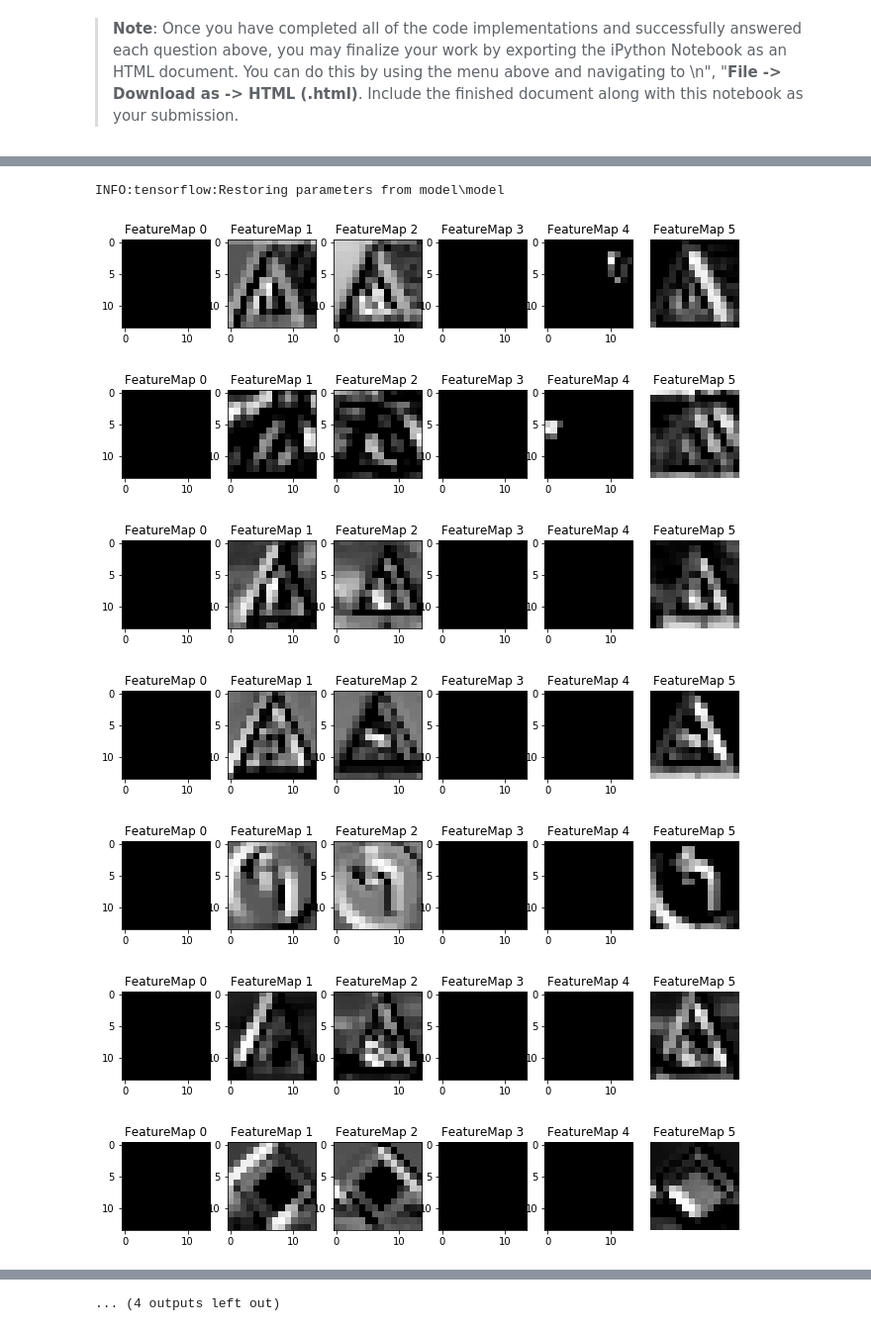
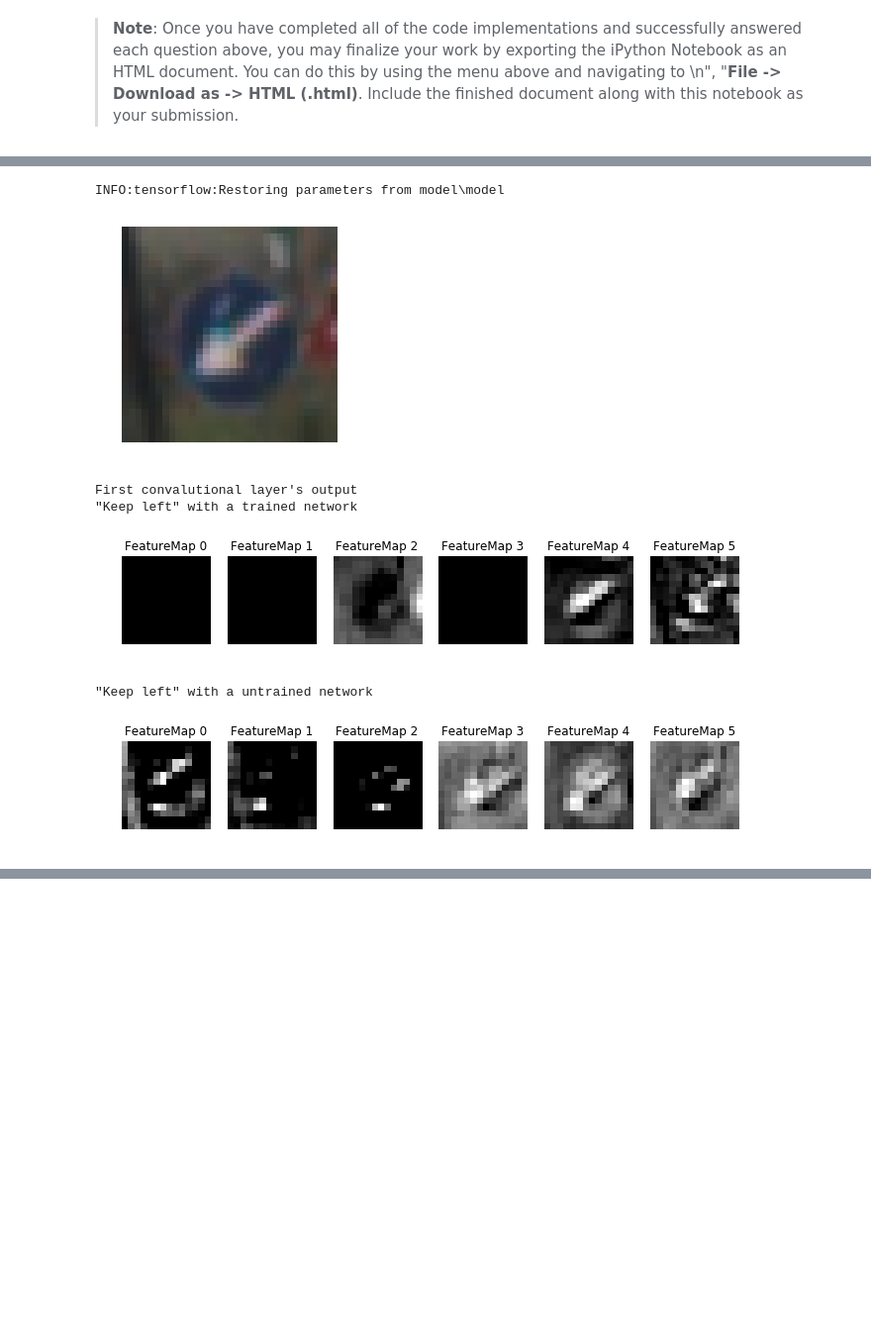
Before and after one commit to LFElodie/CarND-Traffic-Sign-Classifier-Project, a Jupyter notebook: Traffic_Sign_Classifier.ipynb, the cells around one changed output, grey strips where cells are left out. Shown at 99% size. Cells and saved outputs as stored; diff of their text form; code cells hidden in the pictures; blank space fills up the shorter version.

```diff
--- a/Traffic_Sign_Classifier.ipynb
+++ b/Traffic_Sign_Classifier.ipynb
@@ -103,7 +103,7 @@ from IPython.display import display
 %matplotlib inline
 # %%
 signnames = pd.read_csv('signnames.csv')
-num_of_examples = pd.DataFrame(y_train,columns=['num']).apply(pd.value_counts)
+num_of_examples = pd.DataFrame(y_train,columns=['num of training']).apply(pd.value_counts)
 signnames_with_num = pd.merge(signnames,num_of_examples,left_index=True,right_index=True)
 display(signnames_with_num)
 # %% [output]
@@ -693,0 +708,23 @@ def outputFeatureMap(image_input, tf_activation, activation_min=-1, activation_m
+# %%
+with tf.Session() as sess:
+    try:
+        saver = tf.train.import_meta_graph('model/model.meta')
+        saver.restore(sess, tf.train.latest_checkpoint('model'))
+    except ValueError:
+        print('Can not find check point')
+    print('"Keep left" from training set')
+    plt.imshow(X_train_processed[y_train == 39][0])
+    plt.axis('off')
+    plt.show()
+    print("First convalutional layer's output")
+    outputFeatureMap(X_train_processed[y_train == 39],conv1)
+    plt.axis('off')
+    plt.show()
+    print('"Keep left" from images found on the web')
+    plt.imshow(X_test_last[13])
+    plt.axis('off')
+    plt.show()
+    print("First convalutional layer's output")
+    outputFeatureMap(X_test_last[13:],conv1)
+    plt.axis('off')
+    plt.show()
@@ -694,20 +741,29 @@ def outputFeatureMap(image_input, tf_activation, activation_min=-1, activation_m
 # %%
 with tf.Session() as sess:
     try:
         saver = tf.train.import_meta_graph('model/model.meta')
         saver.restore(sess, tf.train.latest_checkpoint('model'))
     except ValueError:
         print('Can not find check point')
-    for i in range(len(X_test_last)):
-        outputFeatureMap(X_test_last[i:],conv1)
-        plt.axis('off')
-        plt.show()
+
+    plt.imshow(X_train_processed[y_train == 39][0])
+    plt.axis('off')
+    plt.show()
+    print("First convalutional layer's output")
+    print('"Keep left" with a trained network')
+    outputFeatureMap(X_train_processed[y_train == 39],conv1)
+    plt.axis('off')
+    plt.show()
+    sess.run(tf.global_variables_initializer())
+    print('"Keep left" with a untrained network')
+    outputFeatureMap(X_train_processed[y_train == 39],conv1)
+    plt.axis('off')
+    plt.show()
 # %% [output]
 INFO:tensorflow:Restoring parameters from model\model
-[figure, old version]
+[figure, new version]
+First convalutional layer's output
+"Keep left" with a trained network
-[figure, old version]
+[figure, new version]
+"Keep left" with a untrained network
-[figure, old version]
+[figure, new version]
-[figure, removed]
-[figure, removed]
-[figure, removed]
-[figure, removed]
@@ -718 +769,0 @@ INFO:tensorflow:Restoring parameters from model\model
-... (4 outputs left out)
```
Also changed, not shown: parts of 12 cells of this notebook, 8 other files.
